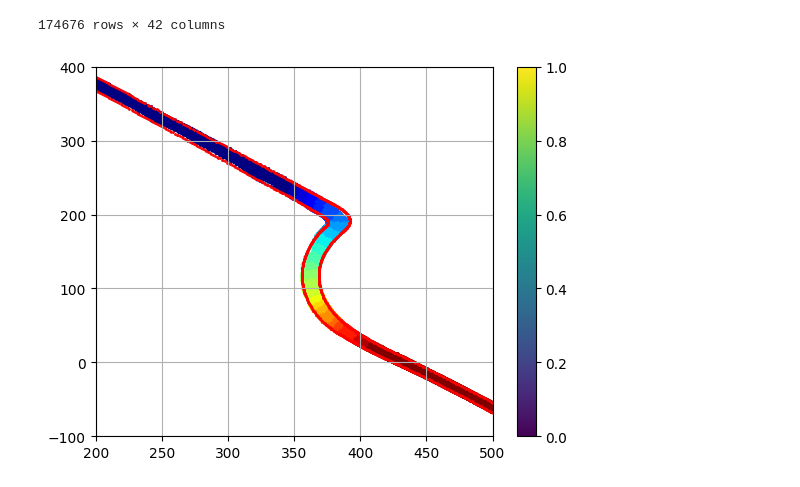
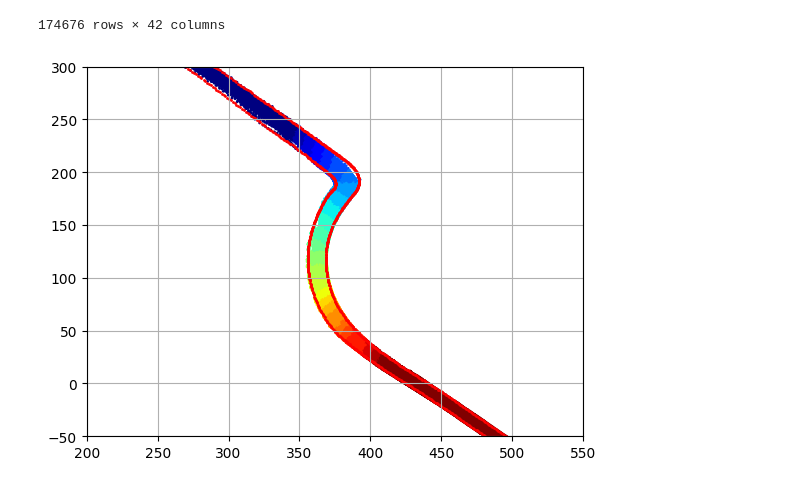
Before and after one commit to Bgon01/Data3001-capstone, a Jupyter notebook: feature_eng/creating_bins.ipynb, the cells around one changed output. Saved outputs shown, nothing was run; the diff lists cells and outputs as text; code cells hidden in the pictures.

```diff
--- a/feature_eng/creating_bins.ipynb
+++ b/feature_eng/creating_bins.ipynb
@@ -217,11 +217,11 @@ filtered_df
 # %%
 plt.scatter(filtered_df["WORLDPOSX"], filtered_df["WORLDPOSY"], c=filtered_df["bin"], cmap='jet', alpha=1,s=1)
 plt.scatter(left_df["WORLDPOSX"], left_df["WORLDPOSY"],s=1,c='red')
 plt.scatter(right_df["WORLDPOSX"], right_df["WORLDPOSY"], s=1,c='red')
-plt.xlim(200, 500)
-plt.ylim(-100, 400)
+plt.xlim(200, 550)
+plt.ylim(-50, 300)
 plt.grid()
-plt.colorbar()
+# plt.colorbar()
 plt.show()
 # %% [output]
-[figure, old version]
+[figure, new version]
```
Also changed, not shown: parts of 2 cells of this notebook, 3 other files.
